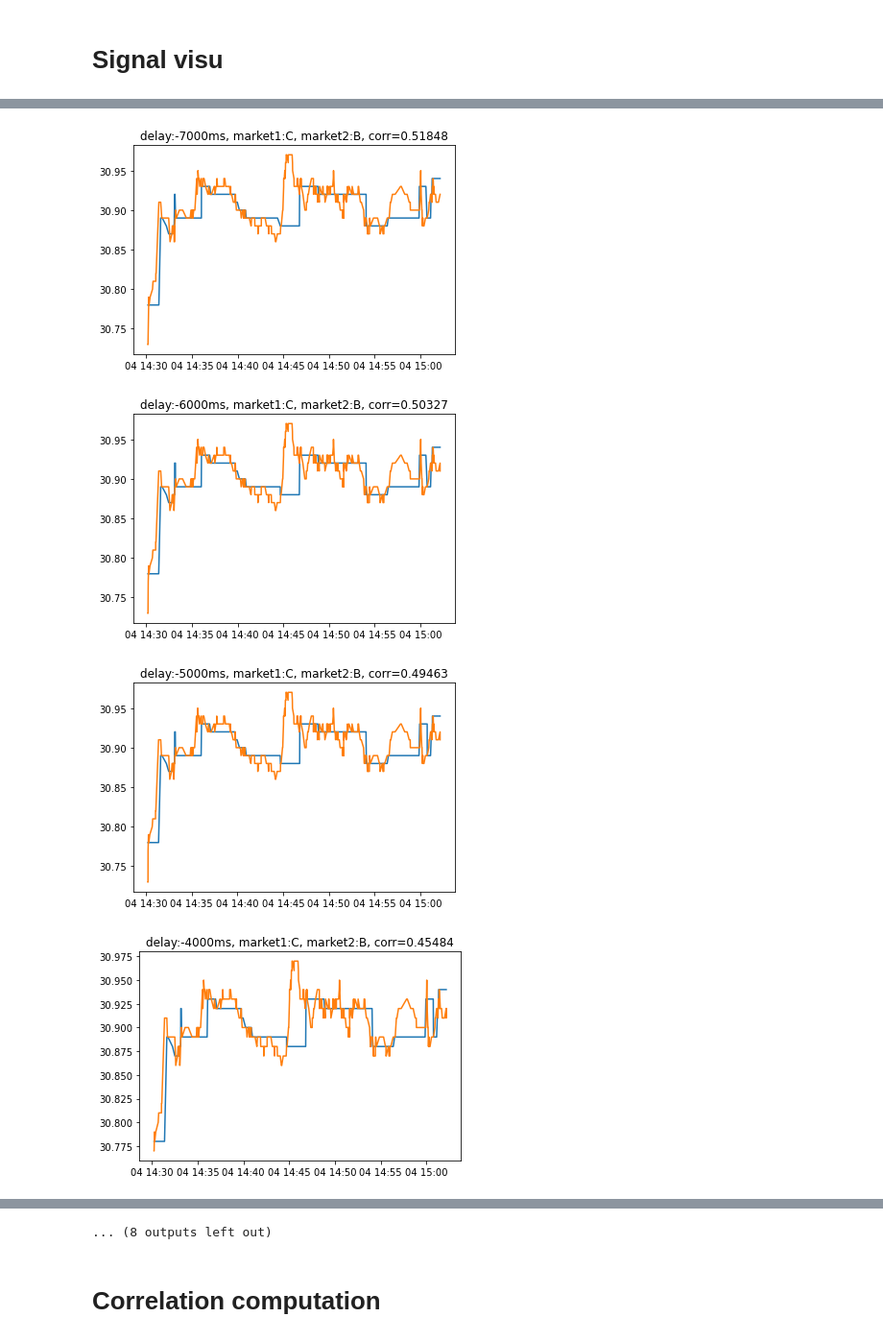
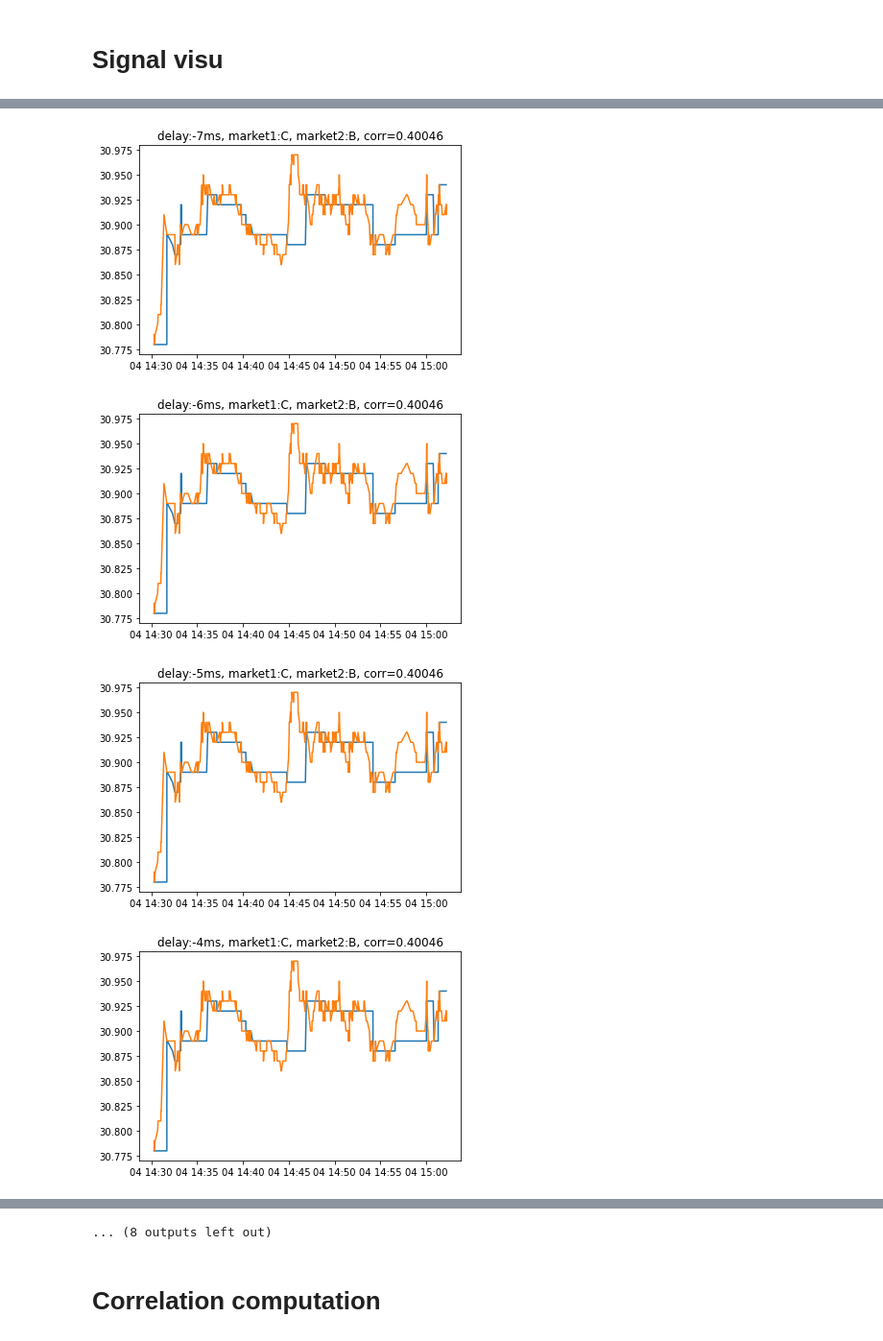
Before and after one commit to giordano-lucas/exchange-price-propagation, a Jupyter notebook: Data exploration.ipynb, the cells around one changed output, grey strips where cells are left out. Shown at 96% size. Drawn from its saved outputs; the diff is of its cells as text; code cells hidden in the pictures.

```diff
--- a/Data exploration.ipynb
+++ b/Data exploration.ipynb
@@ -20,7 +23,7 @@ files = glob.glob(f"./Data/{signal}\\{stock}.{market}\\*.csv.gz")
 print(f"signal : {signal},  #files : {len(files)}, stock: {stock}, market:{market}")
 
 def convert_time(df):
-    df.index = pd.to_datetime(df["xltime"],unit="d",origin="1899-12-30",utc=True)
+    df["date"] = pd.to_datetime(df["xltime"],unit="d",origin="1899-12-30",utc=True)
     return df
 # open_time  = "09:30:00"
 # close_time = "16:00:00"
@@ -28,14 +31,14 @@ def load_trade_file(file):
     res = pd.read_csv(file,compression="gzip")
     res = convert_time(res)
     res = res[res["trade-stringflag"] == "uncategorized"]
-    return res[["trade-price"]]
+    return res[["trade-price","date"]].drop_duplicates().set_index("date")
 
 def load_bbo_file(file):
     res = pd.read_csv(file,compression="gzip").rename(columns={"bid-price":"bid"})
     res = convert_time(res)
     res = res[res.bid>0]
     #res = res.bid.diff(1).dropna()>0
-    return res[["bid"]]
+    return res[["bid","xltime"]].drop_duplicates().set_index("xltime")
 
 def load_daily_data(date):
     daily_data = {}
@@ -53,0 +73,11 @@ daily_data = load_daily_data(date)
+# %%
+N = len(markets)
+joined_len_outer = np.zeros((N,N))
+joined_len_inner = np.zeros((N,N))
+for i,k1 in enumerate(daily_data):
+    for j,k2 in enumerate(daily_data):
+        s1,s2 = daily_data[k1].copy(),daily_data[k2].copy()
+        l_outer = len(generate_delayed_data(s1,s2,0))
+        l_inner = len(generate_delayed_data(s1,s2,0,join_type="inner"))
+        joined_len_outer[i,j] = l_outer
+        joined_len_inner[i,j] = l_inner
@@ -54,13 +105,12 @@ daily_data = load_daily_data(date)
 # %% [markdown]
 # Signal visu
 # %%
-def generate_delayed_data(s1,s2,delay):
-
-    s1.index = s1.index + +pd.Timedelta(milliseconds=delay)
-    pair_data = s1.join(s2,how = "outer",lsuffix="_1",rsuffix="_2").ffill().dropna()
-
+def generate_delayed_data(s1,s2,delay,join_type="outer"):
+    s1 = s1.copy()
+    s2 = s2.copy()
+    s1.index = s1.index +pd.Timedelta(milliseconds=delay)
+    pair_data = s1.join(s2,how =join_type ,lsuffix="_1",rsuffix="_2").ffill().dropna()
     return pair_data
-
 
 # from https://zhiyzuo.github.io/Pearson-Correlation-CI-in-Python/
 def compute_correlation(pair_data):
@@ -77,7 +127,7 @@ def compute_correlation(pair_data):
 
 
 def visualize_delay(n1,n2,delay,n_samples=1000):
-    s1,s2 = daily_data[n1].copy(),daily_data[n2].copy()
+    s1,s2 = daily_data[n1],daily_data[n2]
     pair_data = generate_delayed_data(s1,s2,delay)[:n_samples]
     corr,_,_      = compute_correlation(pair_data)
 
@@ -86,7 +136,7 @@ def visualize_delay(n1,n2,delay,n_samples=1000):
     plt.title(f"delay:{delay}ms, market1:{n1}, market2:{n2}, corr={corr:0.5f}")
     plt.show()
 # %%
-step = 1_000 #ms
+step = 1 #ms
 delays = range(-10*step,10*step,step)
 for delay in delays:
     visualize_delay(n1="C",n2="B",delay=delay)
@@ -97,4 +147,4 @@ for delay in delays:
-[figure, old version]
+[figure, new version]
-[figure, old version]
+[figure, new version]
-[figure, old version]
+[figure, new version]
-[figure, old version]
+[figure, new version]
```
Also changed, not shown: parts of 19 cells of this notebook, 9 other files.
